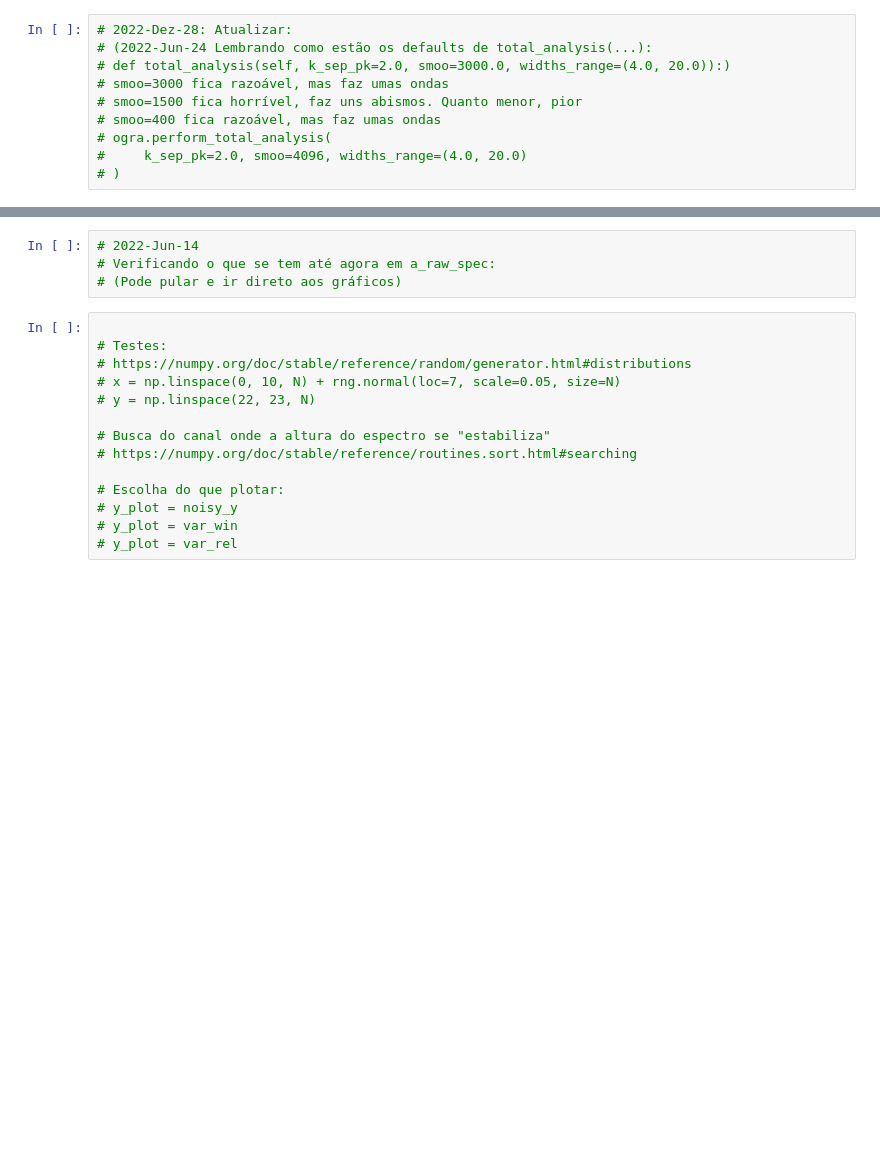
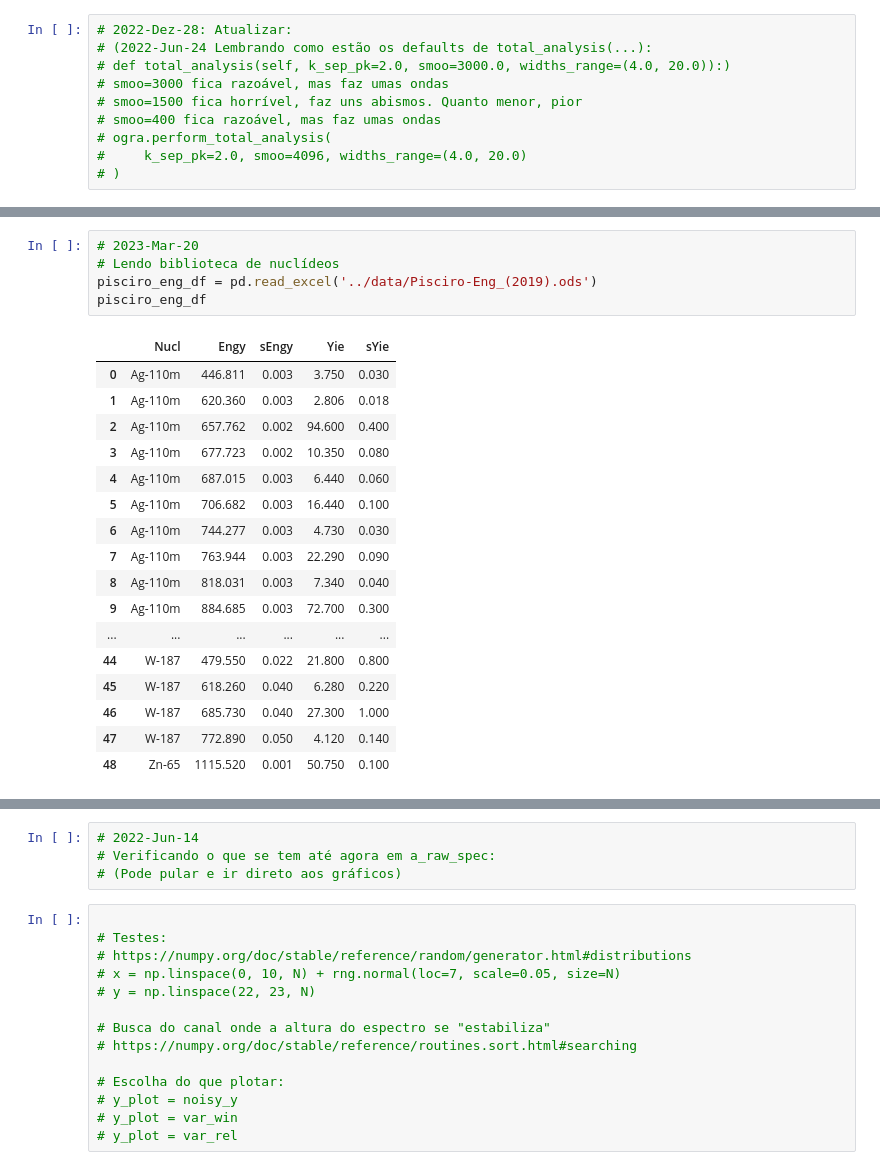
Before and after one commit to terrabela/OGRaySpY, a Jupyter notebook: src/radionuclide_analysis.ipynb, the cells around one changed output, grey strips where cells are left out. Drawn from its saved outputs; the diff is of its cells as text; blank space fills up the shorter version.

```diff
--- a/src/radionuclide_analysis.ipynb
+++ b/src/radionuclide_analysis.ipynb
@@ -327,0 +206,23 @@ ogra.reduced_names_files_list[ogra.a_spec_ind]
+# %%
+# 2023-Mar-20
+# Lendo biblioteca de nuclídeos
+pisciro_eng_df = pd.read_excel('../data/Pisciro-Eng_(2019).ods')
+pisciro_eng_df
+# %% [output]
+|  | Nucl | Engy | sEngy | Yie | sYie |
+| 0 | Ag-110m | 446.811 | 0.003 | 3.750 | 0.030 |
+| 1 | Ag-110m | 620.360 | 0.003 | 2.806 | 0.018 |
+| 2 | Ag-110m | 657.762 | 0.002 | 94.600 | 0.400 |
+| 3 | Ag-110m | 677.723 | 0.002 | 10.350 | 0.080 |
+| 4 | Ag-110m | 687.015 | 0.003 | 6.440 | 0.060 |
+| 5 | Ag-110m | 706.682 | 0.003 | 16.440 | 0.100 |
+| 6 | Ag-110m | 744.277 | 0.003 | 4.730 | 0.030 |
+| 7 | Ag-110m | 763.944 | 0.003 | 22.290 | 0.090 |
+| 8 | Ag-110m | 818.031 | 0.003 | 7.340 | 0.040 |
+| 9 | Ag-110m | 884.685 | 0.003 | 72.700 | 0.300 |
+| ... | ... | ... | ... | ... | ... |
+| 44 | W-187 | 479.550 | 0.022 | 21.800 | 0.800 |
+| 45 | W-187 | 618.260 | 0.040 | 6.280 | 0.220 |
+| 46 | W-187 | 685.730 | 0.040 | 27.300 | 1.000 |
+| 47 | W-187 | 772.890 | 0.050 | 4.120 | 0.140 |
+| 48 | Zn-65 | 1115.520 | 0.001 | 50.750 | 0.100 |
```
Also changed, not shown: parts of 266 cells of this notebook, 1 other file.
